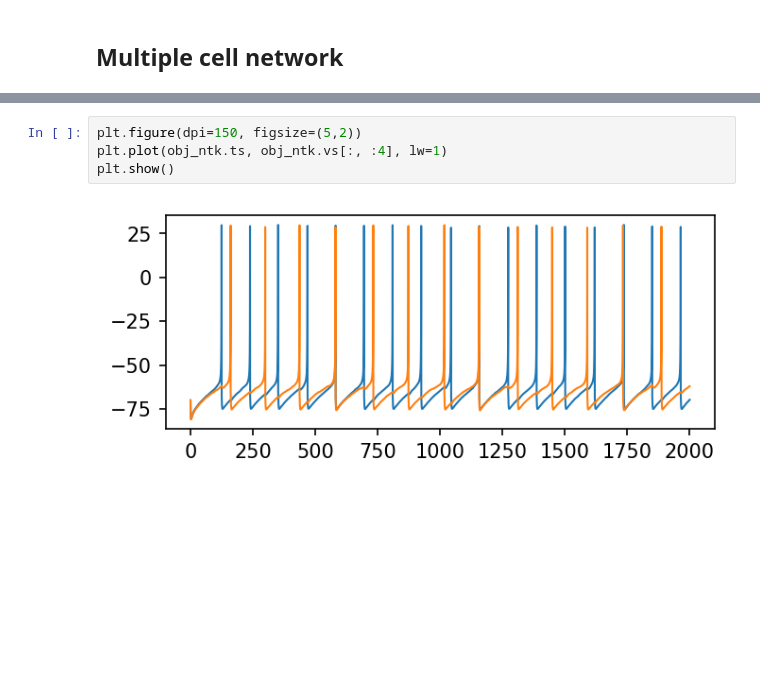
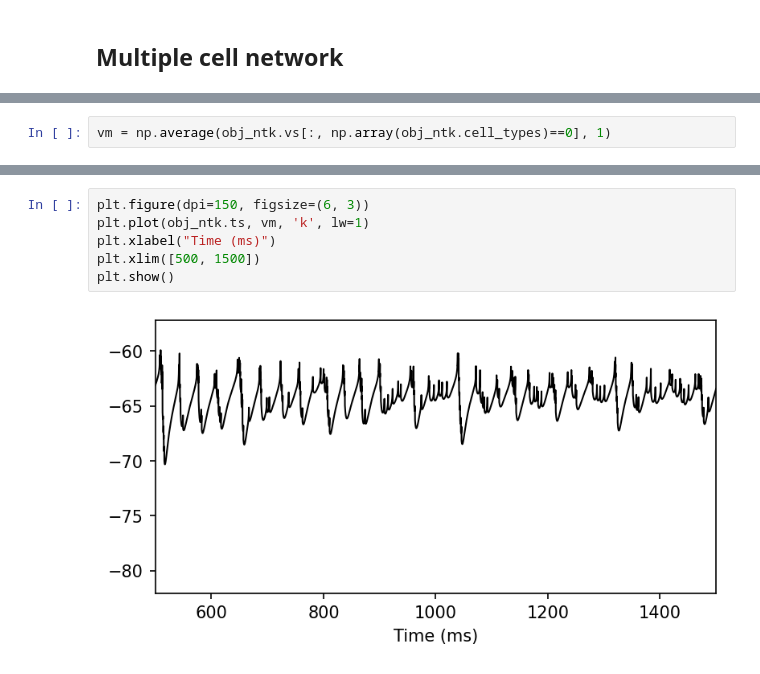
Before and after one commit to jyKim-97/izh_neuralnet, a Jupyter notebook: result/single_network.ipynb, the cells around one changed output, grey strips where cells are left out. Saved outputs shown, nothing was run; the diff lists cells and outputs as text; blank space fills up the shorter version.

```diff
--- a/result/single_network.ipynb
+++ b/result/single_network.ipynb
@@ -94,0 +95,2 @@ obj_ntk.read_ic()
+# %%
+vm = np.average(obj_ntk.vs[:, np.array(obj_ntk.cell_types)==0], 1)
@@ -95,6 +152,8 @@ obj_ntk.read_ic()
 # %%
-plt.figure(dpi=150, figsize=(5,2))
-plt.plot(obj_ntk.ts, obj_ntk.vs[:, :4], lw=1)
+plt.figure(dpi=150, figsize=(6, 3))
+plt.plot(obj_ntk.ts, vm, 'k', lw=1)
+plt.xlabel("Time (ms)")
+plt.xlim([500, 1500])
 plt.show()
 # %% [output]
-[figure, old version]
+[figure, new version]
```
Also changed, not shown: parts of 13 cells of this notebook, 6 other files.
